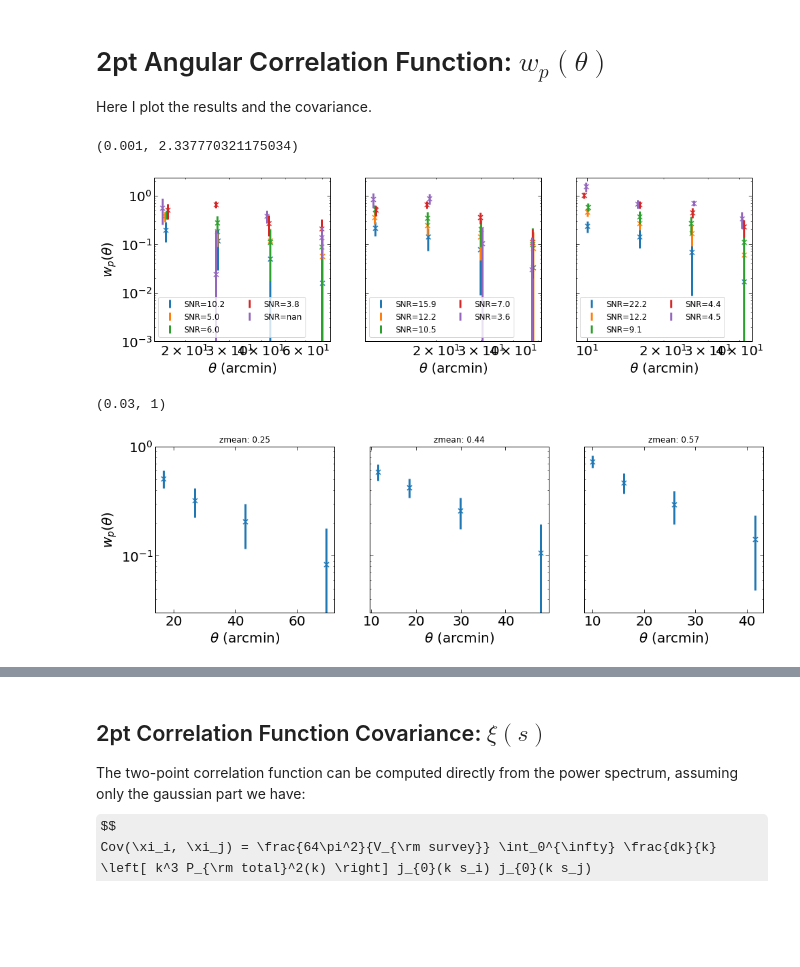
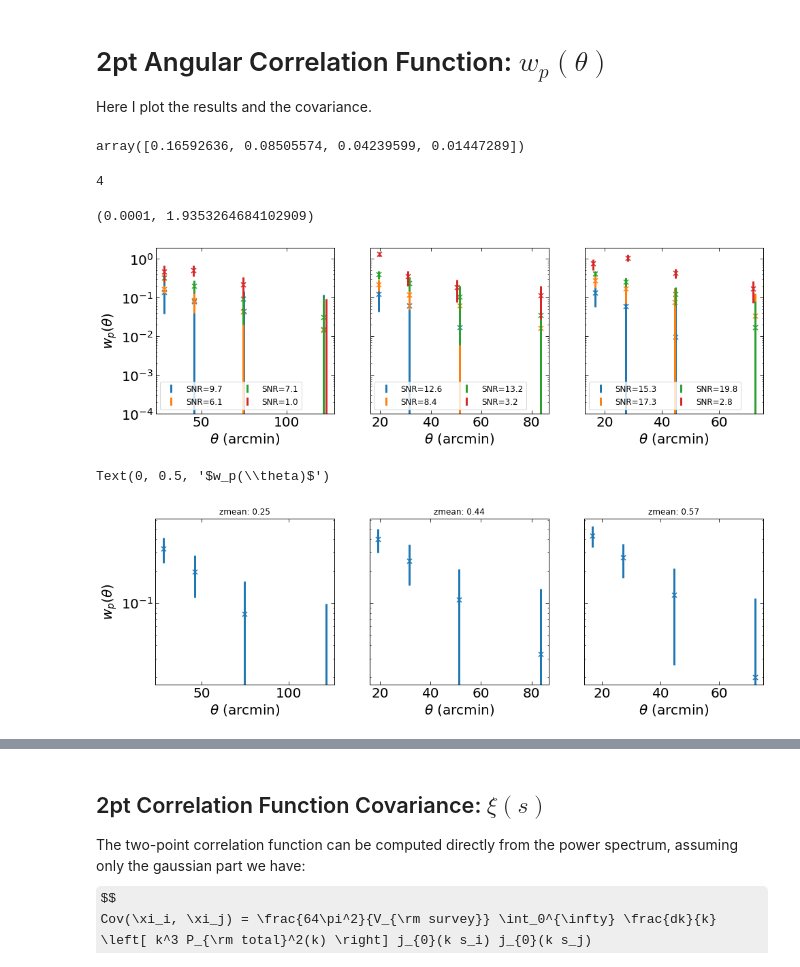
Before and after one commit to estevesjh/fnalFall2022, a Jupyter notebook: y3kp/buzzardMock/createDataVector.ipynb, the cells around one changed output, grey strips where cells are left out. Cells and saved outputs as stored; diff of their text form; code cells hidden in the pictures; some formulas as TeX source; blank space fills up the shorter version.

```diff
--- a/y3kp/buzzardMock/createDataVector.ipynb
+++ b/y3kp/buzzardMock/createDataVector.ipynb
@@ -144,3 +144,8 @@ plt.hist(np.log10(mock['Mvir'][lb60]))
        dtype=float32),
  <BarContainer object of 10 artists>)
 [figure]
+# %%
+mbins = np.linspace(np.min(np.log10(mock['Mvir'])), np.max(np.log10(mock['Mvir'])), 5)
+plt.hist(np.log10(mock['Mvir']),bins=mbins)
+plt.yscale('log')
+plt.ylim(10)
@@ -614,6 +652,17 @@ for i in range(4):
 # 2pt Angular Correlation Function: $w_p(\theta)$
 
 Here I plot the results and the covariance.
+# %%
+# lbdbins =  np.array([5, 10, 14, 20, 30, 45, 60, 130])
+lbdbins = np.array([5, 10, 14, 35, 130])
+lbdmeans = 0.5*(lbdbins[1:]+lbdbins[:-1])
+lbdmeans_ij = np.repeat(lbdmeans, 3)
+
+## mock
+zbins = np.array([0.2, 0.32, 0.373, 0.51, 0.65])
+zmin_list = np.array([0.2, 0.373, 0.51])
+zmax_list = np.array([0.32, 0.51, 0.64])
+zmeans = np.array([0.25, 0.44, 0.575])
 # %%
 # Setup file loc
 from fileLoc import FileLocs
@@ -648,6 +697,14 @@ def load_files(npatches):
 # %%
 npatches = 20
 vecs = load_files(npatches)
+# %%
+vecs[3]['mean']
+# %% [output]
+array([0.16592636, 0.08505574, 0.04239599, 0.01447289])
+# %%
+nl
+# %% [output]
+4
 # %%
 def get_label(vec):
     if 'nobj' in list(vec.keys()):
@@ -664,7 +721,12 @@ def plot_profile(vecs, l, z, ax=None):
 
     #label = get_label(vec)
     NRbin = r.size
-    SNR = (np.matmul(np.matmul(xi,np.linalg.inv(cov)),xi.T)-NRbin)**0.5
+    try:
+        SNR = (np.matmul(np.matmul(xi,np.linalg.inv(cov)),xi.T)-NRbin)**0.5
+    except:
+        print(r'Error singular matrix: $\lambda, z = %.2f, %.2f$'%(l,z))
+        SNR = -1
+
     label = 'SNR=%.1f'%SNR
     # print('SNR =',SNR)
 
@@ -680,9 +742,14 @@ def plot_sigma(vecs, l, z, ax=None):
     sig = vec['sig']
     cov = vec['cov']
     NRbin = r.size
-    SNR = (np.matmul(np.matmul(xi,np.linalg.inv(cov)),xi.T)-NRbin)**0.5
+    try:
+        SNR = (np.matmul(np.matmul(xi,np.linalg.inv(cov)),xi.T)-NRbin)**0.5
+    except:
+        SNR = -1
+        print(r'Error singular matrix: $\lambda, z = %.2f, %.2f$'%(l,z))
+
+
     print('SNR =',SNR)
-
     label = get_label(vec)
     label+= '\n SNR=%.1f'%SNR
     ax.plot(r, sig/xi)
@@ -690,23 +757,23 @@ def plot_sigma(vecs, l, z, ax=None):
 # %%
 fig, axs = plt.subplots(1,3,figsize=(16,4.5),sharey='all')
 
 for j in range(3):
     ax = axs[j]
     ax.set_yscale('log')
-    ax.set_xscale('log')
-    for i in range(5):
+    # ax.set_xscale('log')
+    for i in range(nl):
         #plt.xlabel('R [Mpc/h]')
         plot_profile(vecs, lbdmeans[i], zmeans[j], ax=ax)
         # plt.title('zmean: %.3f'%zmeans[i])
         ax.set_xlabel(r'$\theta$ (arcmin)')
         # plt.xlim(2.0, )
         # plt.legend(fontsize=12)
     ax.legend(fontsize=12, ncol=2)
 axs[0].set_ylabel(r'$w_p(\theta)$')
-ax.set_ylim(0.001)
+ax.set_ylim(0.0001)
 # %% [output]
-(0.001, 2.337770321175034)
+(0.0001, 1.9353264684102909)
-[figure, old version]
+[figure, new version]
 # %%
 fig, axs = plt.subplots(1,3,figsize=(16,4.5),sharey='all')
 for j in range(3):
@@ -720,10 +787,10 @@ for j in range(3):
     # plt.xlim(2.0, )
     # plt.legend(fontsize=12)
 axs[0].set_ylabel(r'$w_p(\theta)$')
-ax.set_ylim(0.03, 1)
+# ax.set_ylim(0.003, 1)
 # %% [output]
-(0.03, 1)
+Text(0, 0.5, '$w_p(\\theta)$')
-[figure, old version]
+[figure, new version]
 # %%
 fig, axs = plt.subplots(1,3,figsize=(16,4.5),sharey='all')
 for j in range(3):
```
Also changed, not shown: parts of 10 cells of this notebook, 4 other files.
